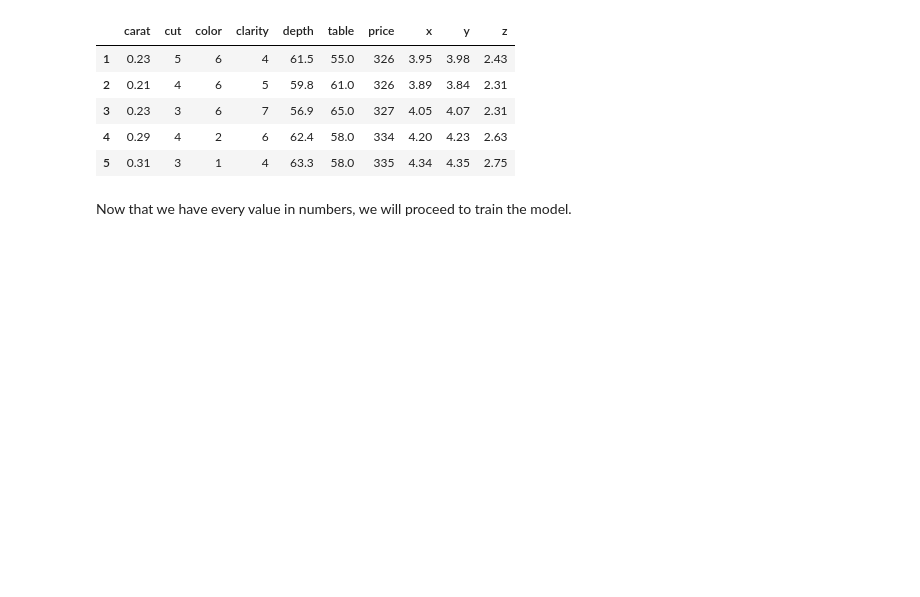
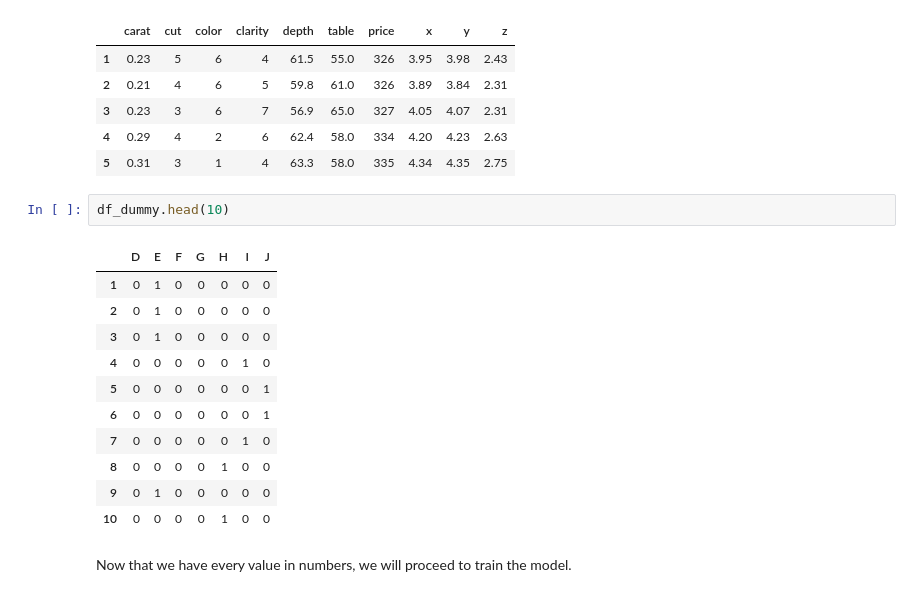
Before and after one commit to alejandrofrank/datamad0119, a Jupyter notebook: module-3/supervised-learning-project/your-code/main.ipynb, the cells around one changed output. Drawn from its saved outputs; the diff is of its cells as text; blank space fills up the shorter version.

```diff
--- a/module-3/supervised-learning-project/your-code/main.ipynb
+++ b/module-3/supervised-learning-project/your-code/main.ipynb
@@ -155,5 +167,19 @@ df.head()
 | 3 | 0.23 | 3 | 6 | 7 | 56.9 | 65.0 | 327 | 4.05 | 4.07 | 2.31 |
 | 4 | 0.29 | 4 | 2 | 6 | 62.4 | 58.0 | 334 | 4.20 | 4.23 | 2.63 |
 | 5 | 0.31 | 3 | 1 | 4 | 63.3 | 58.0 | 335 | 4.34 | 4.35 | 2.75 |
+# %%
+df_dummy.head(10)
+# %% [output]
+|  | D | E | F | G | H | I | J |
+| 1 | 0 | 1 | 0 | 0 | 0 | 0 | 0 |
+| 2 | 0 | 1 | 0 | 0 | 0 | 0 | 0 |
+| 3 | 0 | 1 | 0 | 0 | 0 | 0 | 0 |
+| 4 | 0 | 0 | 0 | 0 | 0 | 1 | 0 |
+| 5 | 0 | 0 | 0 | 0 | 0 | 0 | 1 |
+| 6 | 0 | 0 | 0 | 0 | 0 | 0 | 1 |
+| 7 | 0 | 0 | 0 | 0 | 0 | 1 | 0 |
+| 8 | 0 | 0 | 0 | 0 | 1 | 0 | 0 |
+| 9 | 0 | 1 | 0 | 0 | 0 | 0 | 0 |
+| 10 | 0 | 0 | 0 | 0 | 1 | 0 | 0 |
 # %% [markdown]
 Now that we have every value in numbers, we will proceed to train the model.
```
Also changed, not shown: parts of 31 cells of this notebook.
